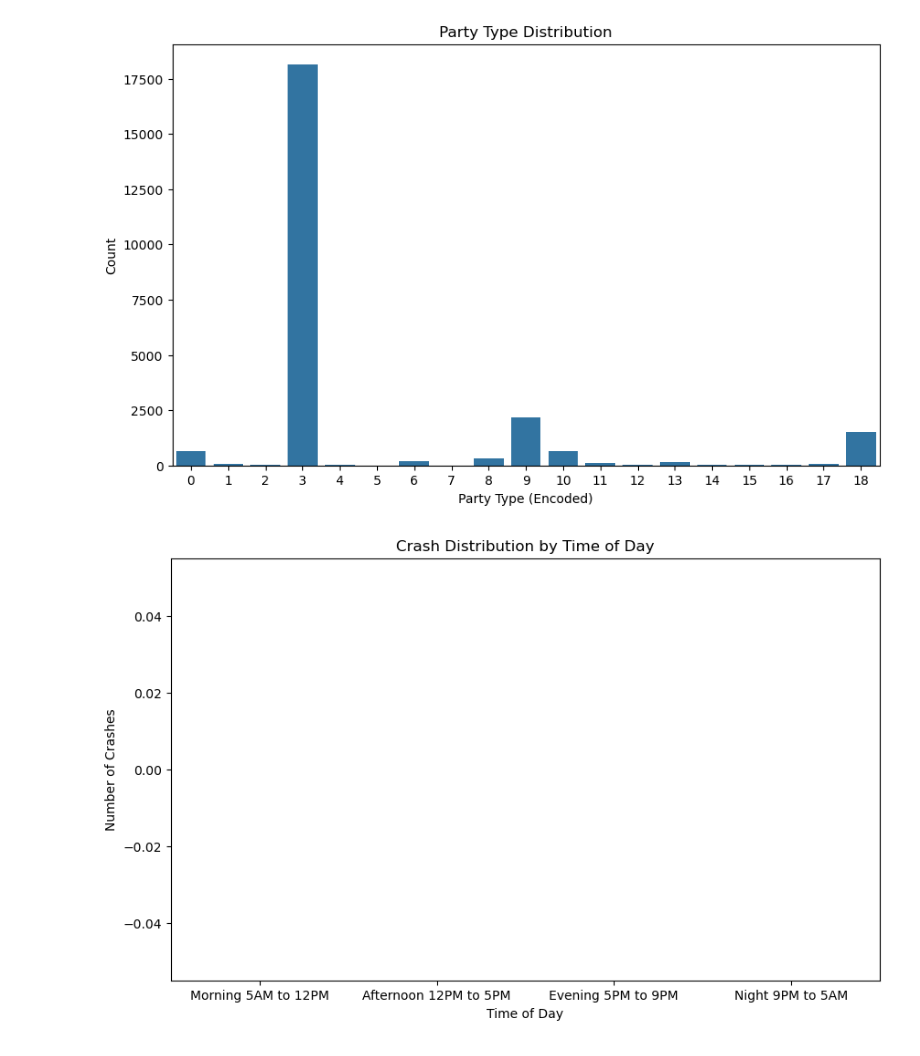
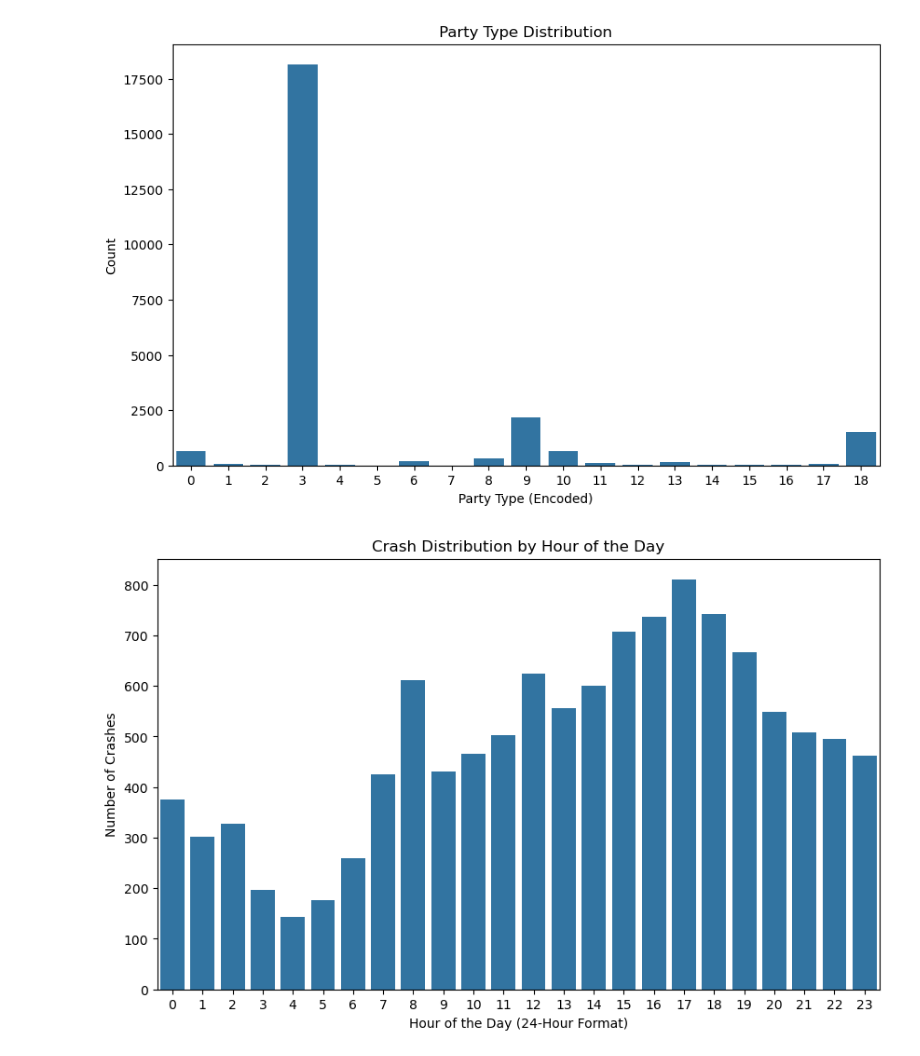
Before and after one commit to luanled/cmpe255-crash-injury-severity, a Jupyter notebook: notebooks/visualize_preprocessed_data.ipynb, the cells around one changed output. Saved outputs shown, nothing was run; the diff lists cells and outputs as text; code cells hidden in the pictures.

Commit message:
adjust notebook - time graph

```diff
--- a/notebooks/visualize_preprocessed_data.ipynb
+++ b/notebooks/visualize_preprocessed_data.ipynb
@@ -55,26 +55,16 @@ plt.show()
 # %%
 preprocessed_crashes_data['CrashTime'] = pd.to_datetime(preprocessed_crashes_data['CrashTime'], format='%H:%M', errors='coerce')
 
-# Define a function to map times to parts of the day
-def time_to_period(time):
-    if time.hour >= 5 and time.hour < 12:
-        return 'Morning 5AM to 12PM'
-    elif time.hour >= 12 and time.hour < 17:
-        return 'Afternoon 12PM to 5PM'
-    elif time.hour >= 17 and time.hour < 21:
-        return 'Evening 5PM to 9PM'
-    else:
-        return 'Night 9PM to 5AM'
+# Extract the hour from the 'CrashTime' column
+preprocessed_crashes_data['CrashHour'] = preprocessed_crashes_data['CrashTime'].dt.hour
 
-# Apply the function to create a new column for time period
-preprocessed_crashes_data['TimePeriod'] = preprocessed_crashes_data['CrashTime'].apply(time_to_period)
-
-# Visualize the distribution of crashes by time period
+# Visualize the distribution of crashes by hour of the day (0-23)
 plt.figure(figsize=(10,6))
-sns.countplot(data=preprocessed_crashes_data, x='TimePeriod', order=['Morning 5AM to 12PM', 'Afternoon 12PM to 5PM', 'Evening 5PM to 9PM', 'Night 9PM to 5AM'])
-plt.title("Crash Distribution by Time of Day")
-plt.xlabel("Time of Day")
+sns.countplot(data=preprocessed_crashes_data, x='CrashHour', order=range(24))
+plt.title("Crash Distribution by Hour of the Day")
+plt.xlabel("Hour of the Day (24-Hour Format)")
 plt.ylabel("Number of Crashes")
+plt.xticks(range(24))  # Ensure the x-axis has tick marks for all 24 hours
 plt.show()
 # %% [output]
-[figure, old version]
+[figure, new version]
```
Also changed, not shown: parts of 1 cell of this notebook, 1 other file.
